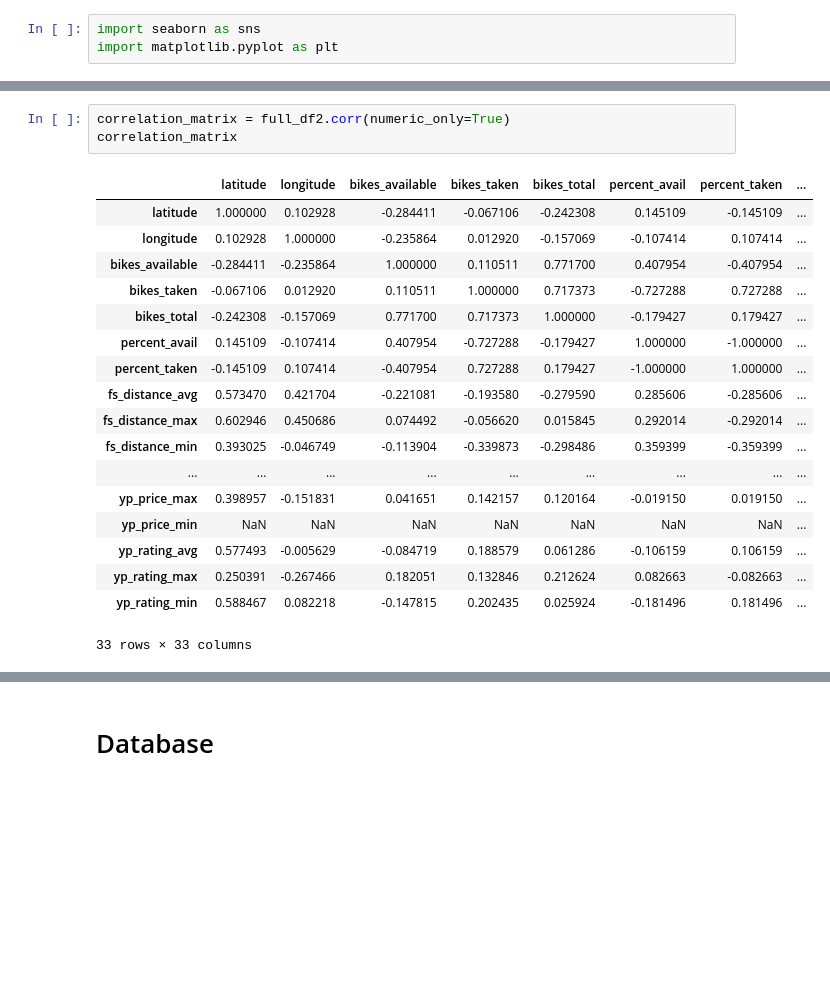
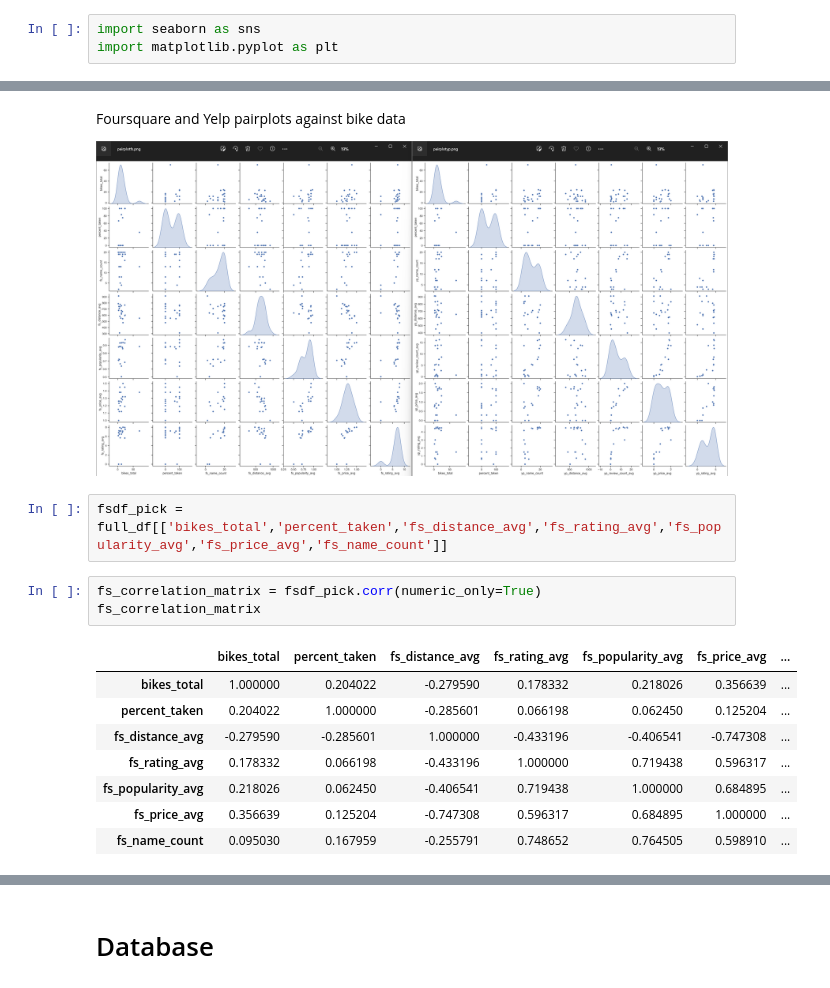
Before and after one commit to TayyubaK/Statistical-Modelling-Project, a Jupyter notebook: notebooks/joining_data.ipynb, the cells around one changed output, grey strips where cells are left out. Saved outputs shown, nothing was run; the diff lists cells and outputs as text; blank space fills up the shorter version.

```diff
--- a/notebooks/joining_data.ipynb
+++ b/notebooks/joining_data.ipynb
@@ -142,22 +69,18 @@ plt.show()
+# %% [markdown]
+Foursquare and Yelp pairplots against bike data
+
+![image.png](attachment:659b66bc-0b76-45d9-8fde-22f1b85e7ef7.png)
+# %%
+fsdf_pick = full_df[['bikes_total','percent_taken','fs_distance_avg','fs_rating_avg','fs_popularity_avg','fs_price_avg','fs_name_count']]
 # %%
-correlation_matrix = full_df2.corr(numeric_only=True)
-correlation_matrix
+fs_correlation_matrix = fsdf_pick.corr(numeric_only=True)
+fs_correlation_matrix
 # %% [output]
-|  | latitude | longitude | bikes_available | bikes_taken | bikes_total | percent_avail | percent_taken | ... |
-| latitude | 1.000000 | 0.102928 | -0.284411 | -0.067106 | -0.242308 | 0.145109 | -0.145109 | ... |
-| longitude | 0.102928 | 1.000000 | -0.235864 | 0.012920 | -0.157069 | -0.107414 | 0.107414 | ... |
-| bikes_available | -0.284411 | -0.235864 | 1.000000 | 0.110511 | 0.771700 | 0.407954 | -0.407954 | ... |
-| bikes_taken | -0.067106 | 0.012920 | 0.110511 | 1.000000 | 0.717373 | -0.727288 | 0.727288 | ... |
-| bikes_total | -0.242308 | -0.157069 | 0.771700 | 0.717373 | 1.000000 | -0.179427 | 0.179427 | ... |
-| percent_avail | 0.145109 | -0.107414 | 0.407954 | -0.727288 | -0.179427 | 1.000000 | -1.000000 | ... |
-| percent_taken | -0.145109 | 0.107414 | -0.407954 | 0.727288 | 0.179427 | -1.000000 | 1.000000 | ... |
-| fs_distance_avg | 0.573470 | 0.421704 | -0.221081 | -0.193580 | -0.279590 | 0.285606 | -0.285606 | ... |
-| fs_distance_max | 0.602946 | 0.450686 | 0.074492 | -0.056620 | 0.015845 | 0.292014 | -0.292014 | ... |
-| fs_distance_min | 0.393025 | -0.046749 | -0.113904 | -0.339873 | -0.298486 | 0.359399 | -0.359399 | ... |
-| ... | ... | ... | ... | ... | ... | ... | ... | ... |
-| yp_price_max | 0.398957 | -0.151831 | 0.041651 | 0.142157 | 0.120164 | -0.019150 | 0.019150 | ... |
-| yp_price_min | NaN | NaN | NaN | NaN | NaN | NaN | NaN | ... |
-| yp_rating_avg | 0.577493 | -0.005629 | -0.084719 | 0.188579 | 0.061286 | -0.106159 | 0.106159 | ... |
-| yp_rating_max | 0.250391 | -0.267466 | 0.182051 | 0.132846 | 0.212624 | 0.082663 | -0.082663 | ... |
-| yp_rating_min | 0.588467 | 0.082218 | -0.147815 | 0.202435 | 0.025924 | -0.181496 | 0.181496 | ... |
+|  | bikes_total | percent_taken | fs_distance_avg | fs_rating_avg | fs_popularity_avg | fs_price_avg | ... |
+| bikes_total | 1.000000 | 0.204022 | -0.279590 | 0.178332 | 0.218026 | 0.356639 | ... |
+| percent_taken | 0.204022 | 1.000000 | -0.285601 | 0.066198 | 0.062450 | 0.125204 | ... |
+| fs_distance_avg | -0.279590 | -0.285601 | 1.000000 | -0.433196 | -0.406541 | -0.747308 | ... |
+| fs_rating_avg | 0.178332 | 0.066198 | -0.433196 | 1.000000 | 0.719438 | 0.596317 | ... |
+| fs_popularity_avg | 0.218026 | 0.062450 | -0.406541 | 0.719438 | 1.000000 | 0.684895 | ... |
+| fs_price_avg | 0.356639 | 0.125204 | -0.747308 | 0.596317 | 0.684895 | 1.000000 | ... |
+| fs_name_count | 0.095030 | 0.167959 | -0.255791 | 0.748652 | 0.764505 | 0.598910 | ... |
-33 rows × 33 columns
```
Also changed, not shown: parts of 20 cells of this notebook.
